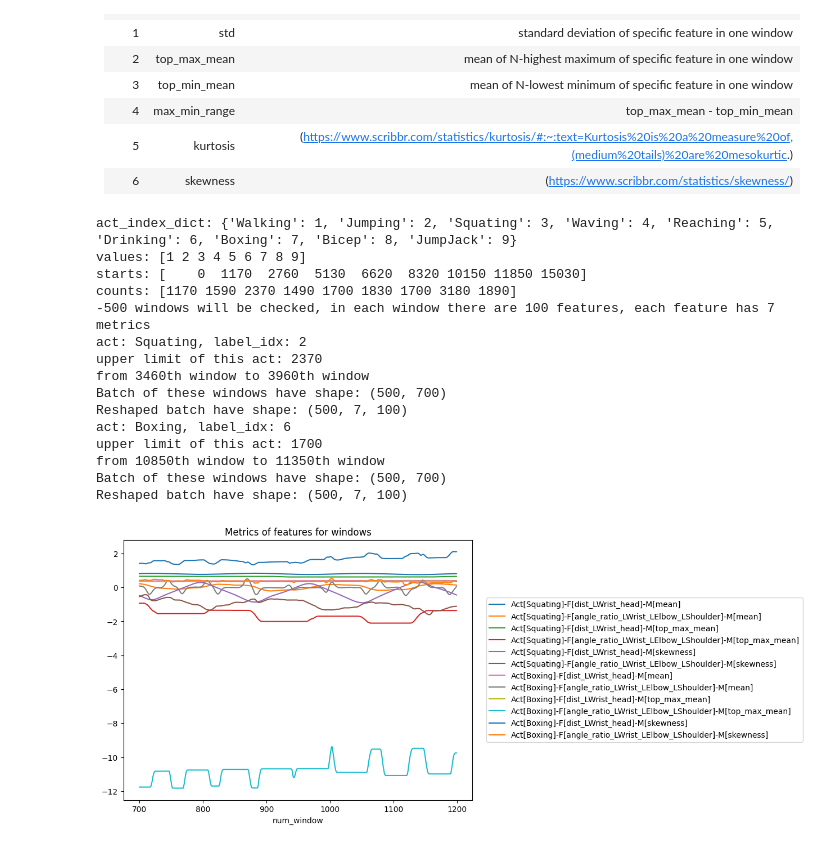
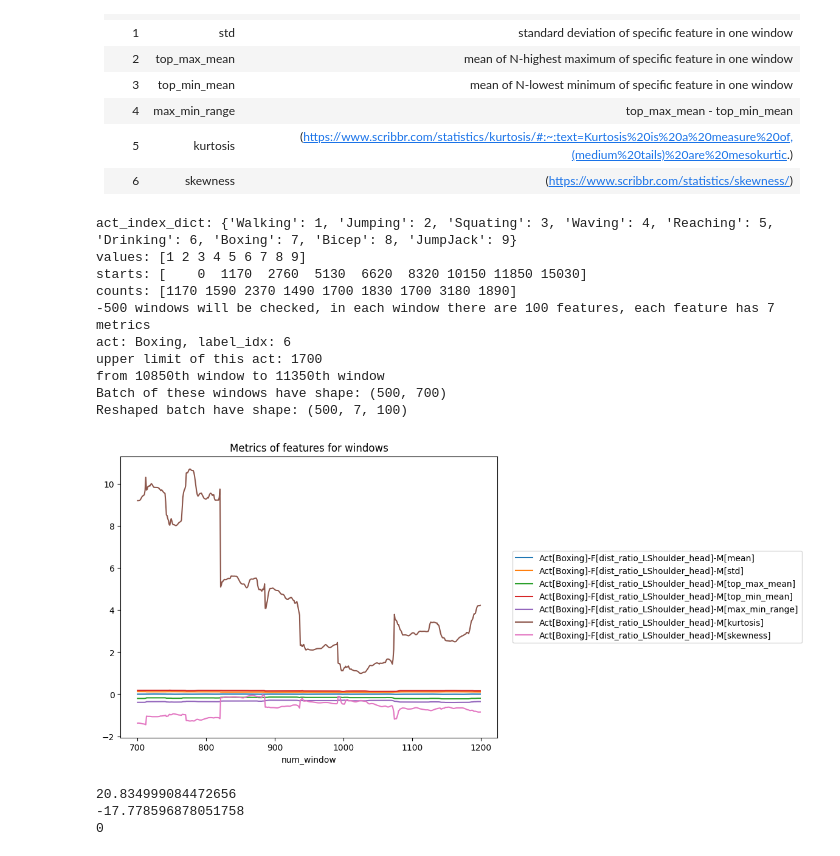
Before and after one commit to MyLovelyAxe/Motion_Classification_Thesis_IAW_RWTH, a Jupyter notebook: plot_features.ipynb, the cells around one changed output. Drawn from its saved outputs; the diff is of its cells as text; code cells hidden in the pictures.

```diff
--- a/plot_features.ipynb
+++ b/plot_features.ipynb
@@ -97,29 +100,40 @@ The metrics to be selected are:
 # %%
 dd.plot_window_features(split_method_paths=['dataset/dynamic1_20230706/split_method.yaml',
                                             'dataset/dynamic2_20230706/split_method.yaml',
                                             'dataset/dynamic3_20230706/split_method.yaml'],
-                        which_activity=['Squating',
-                                        'Boxing'],
+                        which_activity=['Boxing'],
                         win_range=[700,1200],
-                        which_feature=['dist_LWrist_head',
-                                       'angle_ratio_LWrist_LElbow_LShoulder'],
+                        which_feature=[
+#                                     'dist_ratio_LHandEnd_head',
+#                                        'dist_ratio_LWrist_head',
+#                                       'dist_ratio_LElbow_head',
+                                      'dist_ratio_LShoulder_head'
+                        ],
                         which_metric=['mean',
+                                      'std',
                                       'top_max_mean',
+                                      'top_min_mean',
+                                      'max_min_range',
+                                      'kurtosis',
                                       'skewness'])
 # %% [output]
 act_index_dict: {'Walking': 1, 'Jumping': 2, 'Squating': 3, 'Waving': 4, 'Reaching': 5, 'Drinking': 6, 'Boxing': 7, 'Bicep': 8, 'JumpJack': 9}
 values: [1 2 3 4 5 6 7 8 9]
 starts: [    0  1170  2760  5130  6620  8320 10150 11850 15030]
 counts: [1170 1590 2370 1490 1700 1830 1700 3180 1890]
 -500 windows will be checked, in each window there are 100 features, each feature has 7 metrics
-act: Squating, label_idx: 2
-upper limit of this act: 2370
-from 3460th window to 3960th window
-Batch of these windows have shape: (500, 700)
-Reshaped batch have shape: (500, 7, 100)
 act: Boxing, label_idx: 6
 upper limit of this act: 1700
 from 10850th window to 11350th window
 Batch of these windows have shape: (500, 700)
 Reshaped batch have shape: (500, 7, 100)
-[figure, old version]
+[figure, new version]
+# %%
+import numpy as np
+print(dd.x_data_ori.max())
+print(dd.x_data_ori.min())
+print(np.count_nonzero(np.isnan(dd.x_data_ori)))
+# %% [output]
+20.834999084472656
+-17.778596878051758
+0
```
Also changed, not shown: parts of 2 cells of this notebook, 2 other files.
